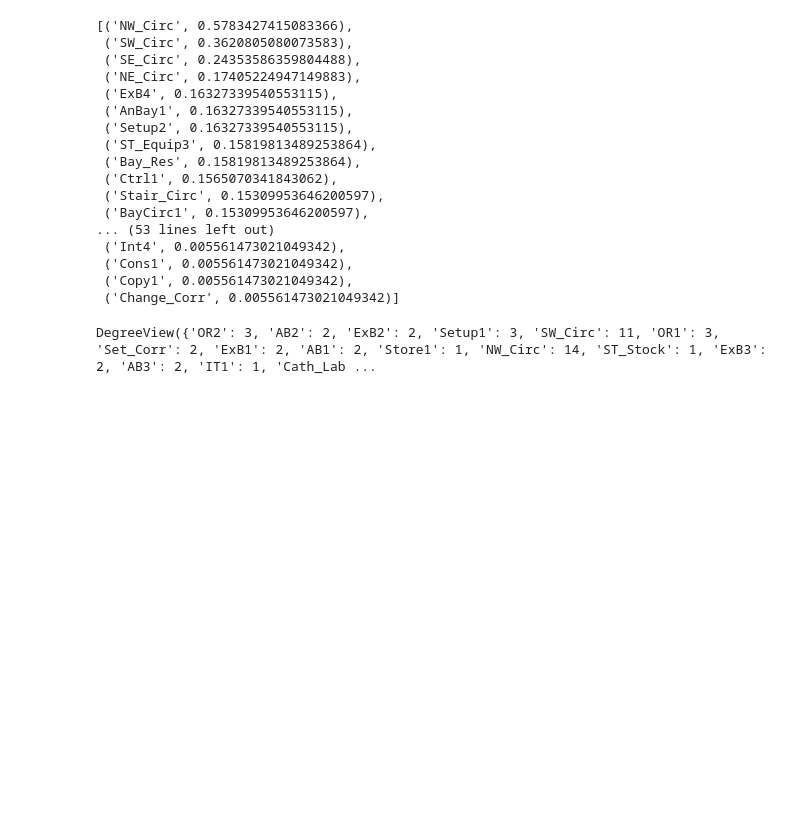
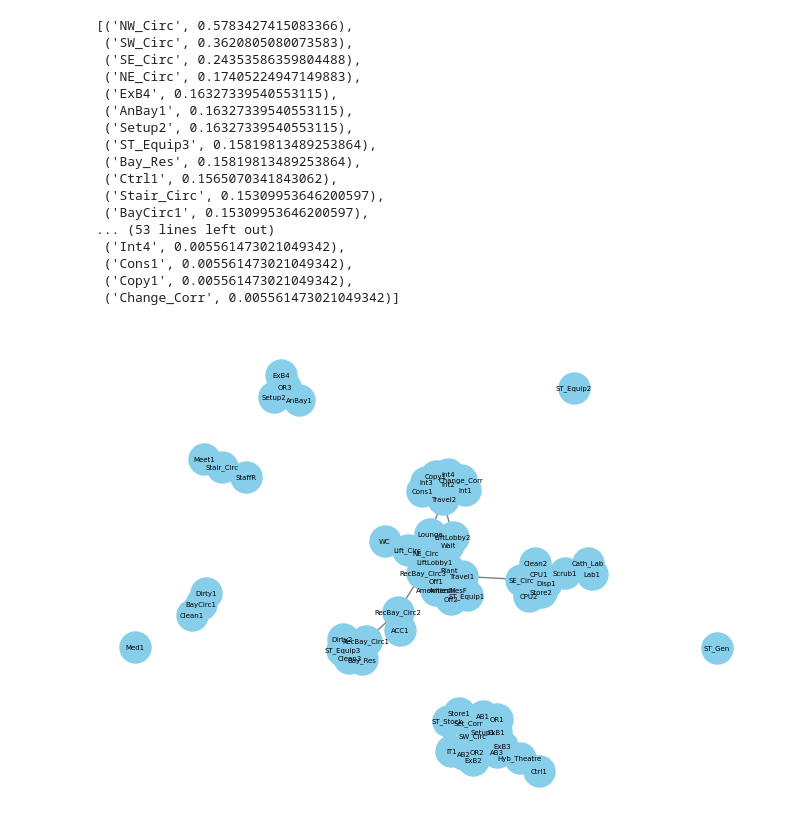
Before and after one commit to BarbaricRice/RL_UQ_Research, a Jupyter notebook: Pathfinding_Hospital.ipynb, the cells around one changed output. Cells and saved outputs as stored; diff of their text form; code cells hidden in the pictures; blank space fills up the shorter version.

```diff
--- a/Pathfinding_Hospital.ipynb
+++ b/Pathfinding_Hospital.ipynb
@@ -634,6 +540,16 @@ sorted_eigenvector_list
  ('Copy1', 0.005561473021049342),
  ('Change_Corr', 0.005561473021049342)]
 # %%
-nx.degree(G)
+test = nx.degree_histogram(G)
+# plt.hist(test, bins=[0, 1, 2, 3, 4, 5, 6, 7, 8, 9, 10, 11, 12, 13, 14], color='skyblue', edgecolor='black')
+# plt.show()
+
+# print(test)
-# %% [output]
-DegreeView({'OR2': 3, 'AB2': 2, 'ExB2': 2, 'Setup1': 3, 'SW_Circ': 11, 'OR1': 3, 'Set_Corr': 2, 'ExB1': 2, 'AB1': 2, 'Store1': 1, 'NW_Circ': 14, 'ST_Stock': 1, 'ExB3': 2, 'AB3': 2, 'IT1': 1, 'Cath_Lab ...
+# %%
+H = G.copy()
+H.remove_node("NW_Circ")
+
+nx.draw(H, with_labels=True, node_size=500, node_color='skyblue', font_size=5, font_color='black', edge_color='gray')
+plt.show()
+# %% [output]
+[figure, added]
```
Also changed, not shown: parts of 9 cells of this notebook, 3 other files.
